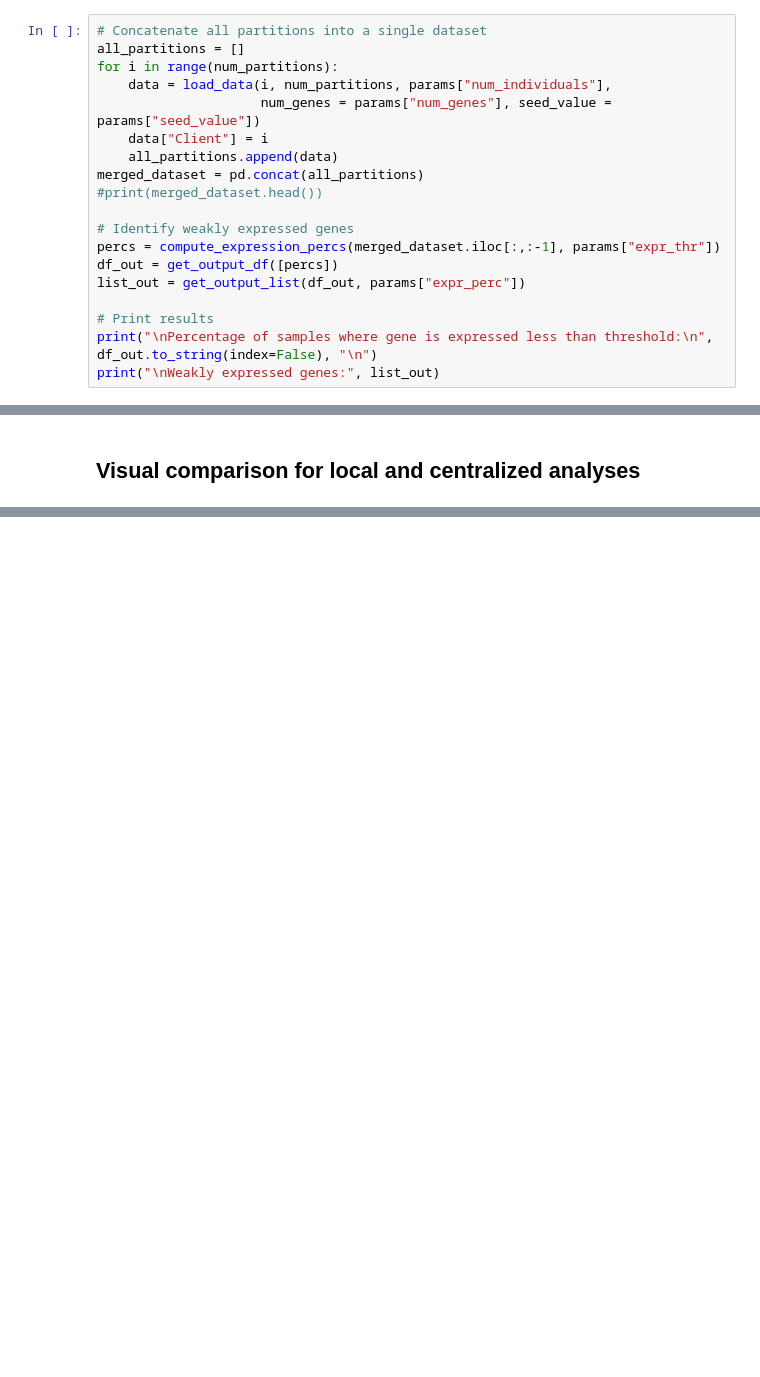
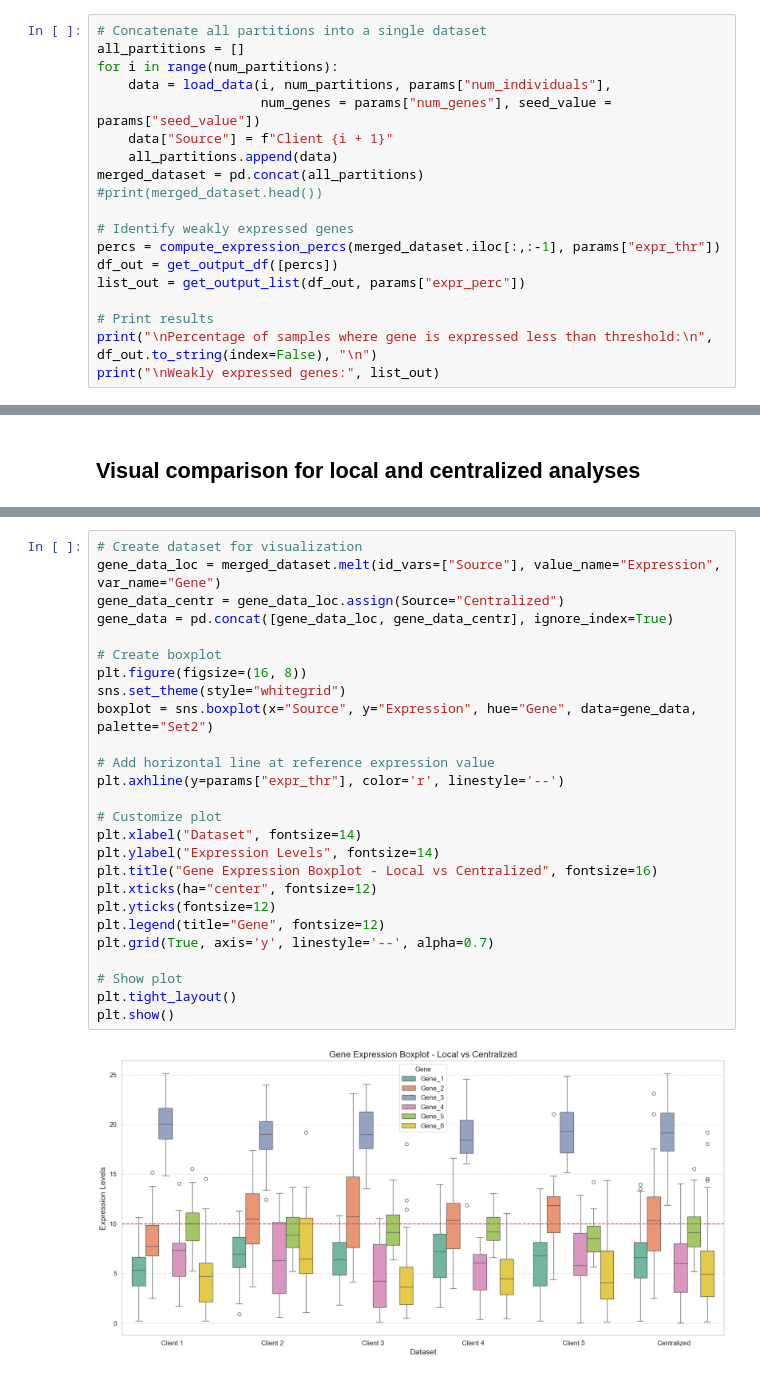
Before and after one commit to IDSIA/FL-Bioinformatics, a Jupyter notebook: WeaklyExpressed/Comparison.ipynb, the cells around one changed output, grey strips where cells are left out. Cells and saved outputs as stored; diff of their text form; blank space fills up the shorter version.

Commit message:
fixed seed problem and changed plot in notebook

```diff
--- a/WeaklyExpressed/Comparison.ipynb
+++ b/WeaklyExpressed/Comparison.ipynb
@@ -39,7 +46,7 @@ all_partitions = []
 for i in range(num_partitions):
     data = load_data(i, num_partitions, params["num_individuals"],
                      num_genes = params["num_genes"], seed_value = params["seed_value"])
-    data["Client"] = i
+    data["Source"] = f"Client {i + 1}"
     all_partitions.append(data)
 merged_dataset = pd.concat(all_partitions)
 #print(merged_dataset.head())
@@ -124,0 +110,28 @@ plt.show()
+# %%
+# Create dataset for visualization
+gene_data_loc = merged_dataset.melt(id_vars=["Source"], value_name="Expression", var_name="Gene")
+gene_data_centr = gene_data_loc.assign(Source="Centralized")
+gene_data = pd.concat([gene_data_loc, gene_data_centr], ignore_index=True)
+
+# Create boxplot
+plt.figure(figsize=(16, 8))
+sns.set_theme(style="whitegrid")
+boxplot = sns.boxplot(x="Source", y="Expression", hue="Gene", data=gene_data, palette="Set2")
+
+# Add horizontal line at reference expression value
+plt.axhline(y=params["expr_thr"], color='r', linestyle='--')
+
+# Customize plot
+plt.xlabel("Dataset", fontsize=14)
+plt.ylabel("Expression Levels", fontsize=14)
+plt.title("Gene Expression Boxplot - Local vs Centralized", fontsize=16)
+plt.xticks(ha="center", fontsize=12)
+plt.yticks(fontsize=12)
+plt.legend(title="Gene", fontsize=12)
+plt.grid(True, axis='y', linestyle='--', alpha=0.7)
+
+# Show plot
+plt.tight_layout()
+plt.show()
+# %% [output]
+[figure, added]
```
Also changed, not shown: parts of 8 cells of this notebook, 2 other files.
